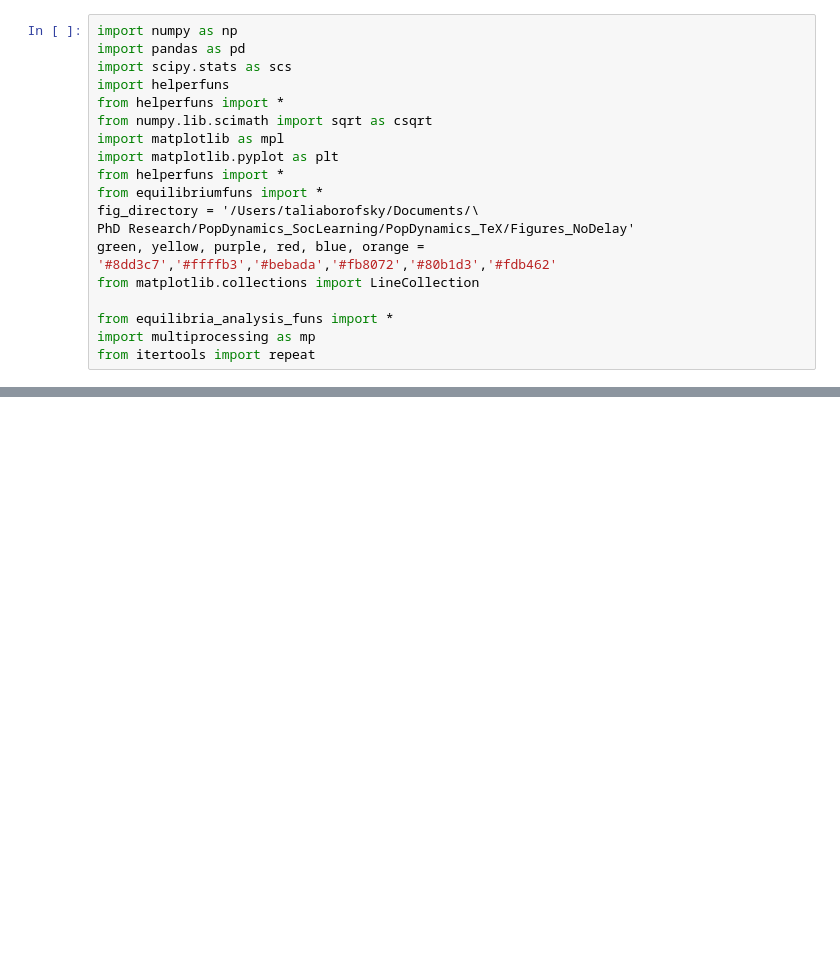
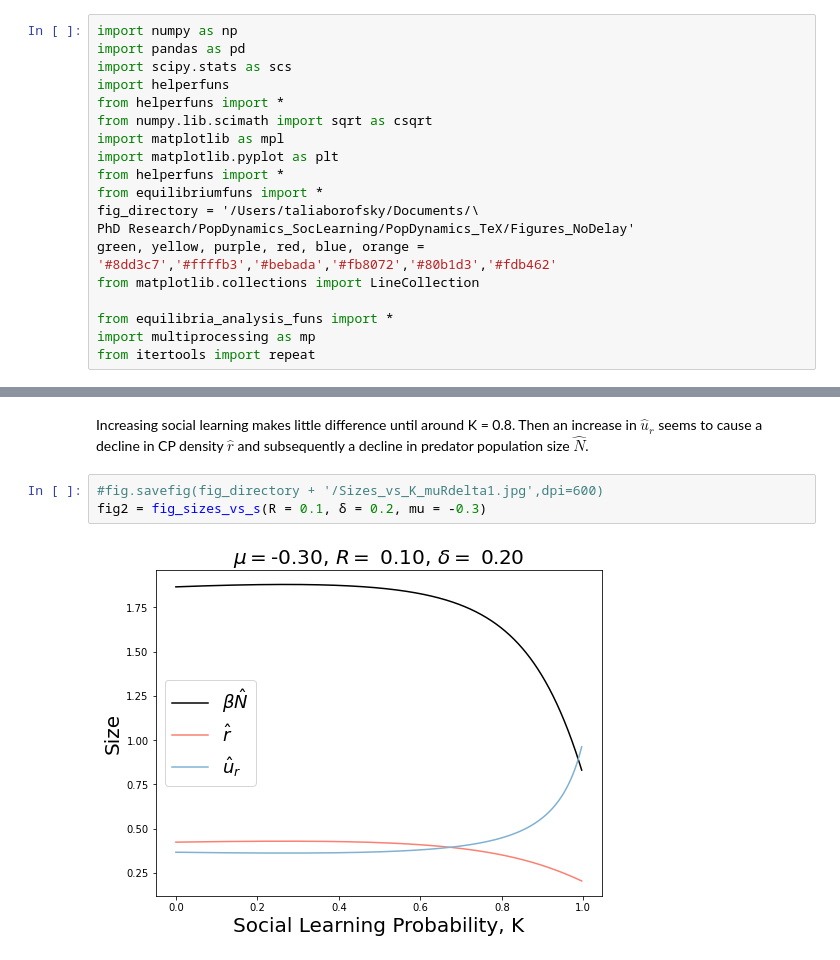
Before and after one commit to taliaborofsky/PopDyn_NoDelay, a Jupyter notebook: Analysis_Optimal_s.ipynb, the cells around one changed output, grey strips where cells are left out. Drawn from its saved outputs; the diff is of its cells as text; blank space fills up the shorter version.

```diff
--- a/Analysis_Optimal_s.ipynb
+++ b/Analysis_Optimal_s.ipynb
@@ -72,0 +167,7 @@ plt.show()
+# %% [markdown]
+Increasing social learning makes little difference until around K = 0.8. Then an increase in $\hat{u}_r$ seems to cause a decline in CP density $\hat{r}$ and subsequently a decline in predator population size $\hat{N}$.
+# %%
+#fig.savefig(fig_directory + '/Sizes_vs_K_muRdelta1.jpg',dpi=600)
+fig2 = fig_sizes_vs_s(R = 0.1, δ = 0.2, mu = -0.3)
+# %% [output]
+[figure, added]
```
Also changed, not shown: parts of 16 cells of this notebook.
